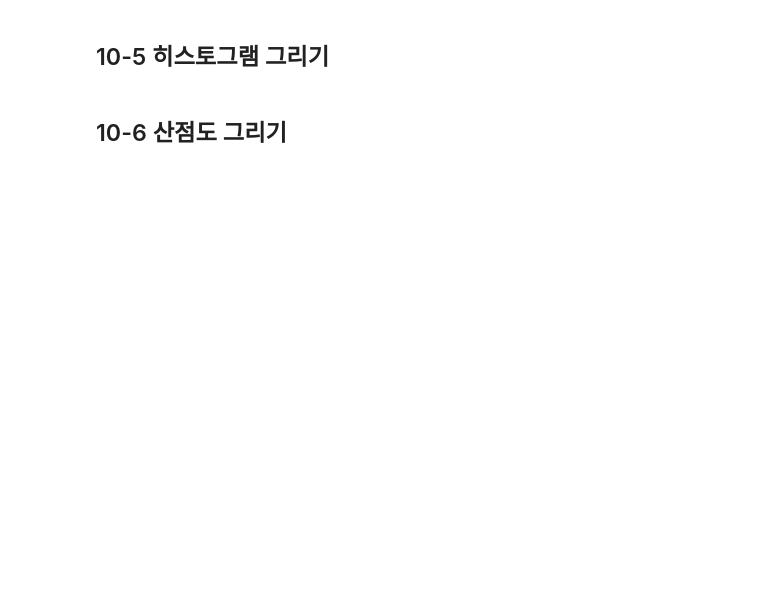
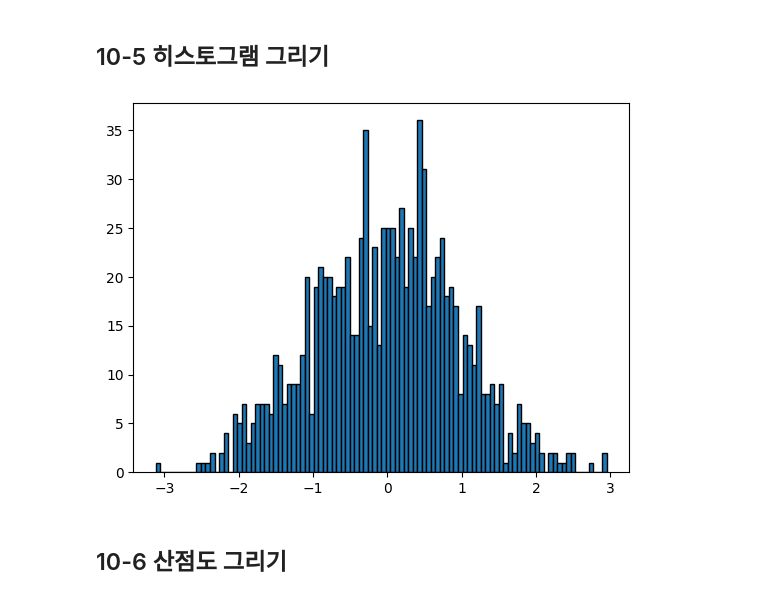
Before and after one commit to cowboy779/202509_DataAnalysis, a Jupyter notebook: 오픈소스_데이터_분석_10강.ipynb, the cells around one changed output. Saved outputs shown, nothing was run; the diff lists cells and outputs as text; code cells hidden in the pictures; blank space fills up the shorter version.

```diff
--- a/오픈소스_데이터_분석_10강.ipynb
+++ b/오픈소스_데이터_분석_10강.ipynb
@@ -126,13 +132,16 @@ plt.show()
 # %%
 import matplotlib.pyplot as plt
 import numpy as np
 
 ## 데이터 생성 (정규 분포를 따르는 1000개의 난수)
 data = np.random.randn(1000)
 
 ## 히스토그램 그리기
+plt.hist(data, bins=100, edgecolor='black')
 
 plt.show()
+# %% [output]
+[figure, added]
 # %% [markdown]
 ## 10-6 산점도 그리기
 # %%
```
Also changed, not shown: parts of 12 cells of this notebook.
